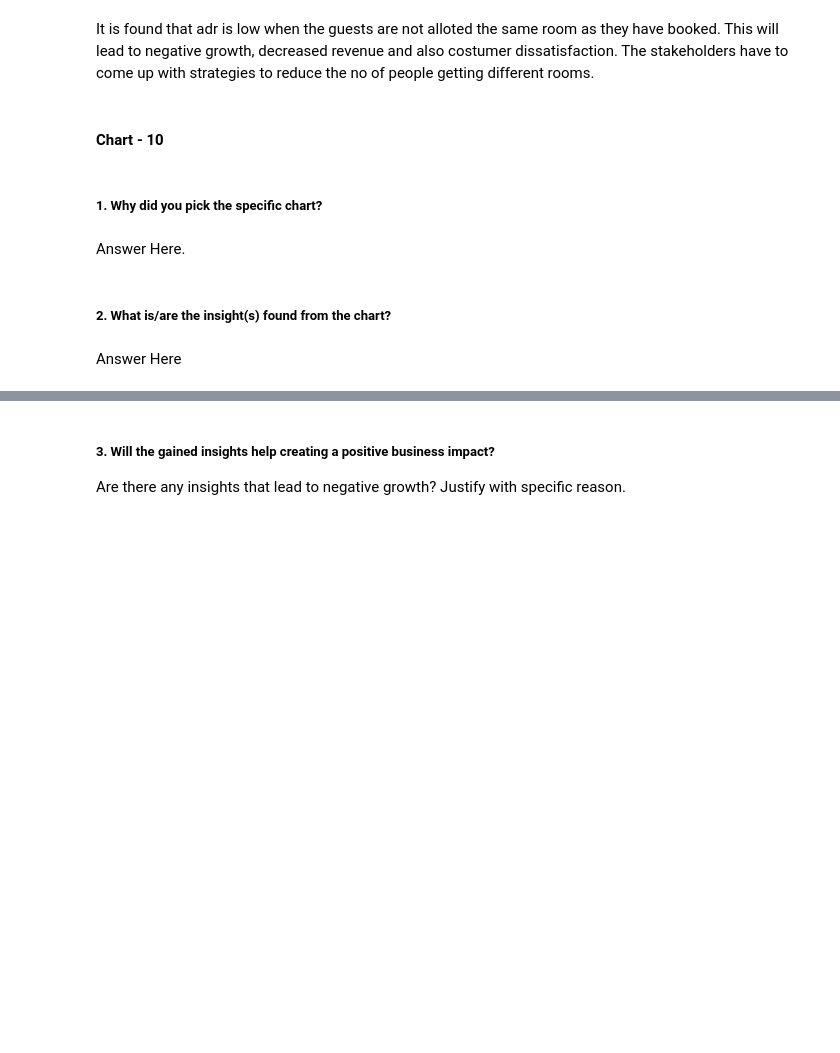
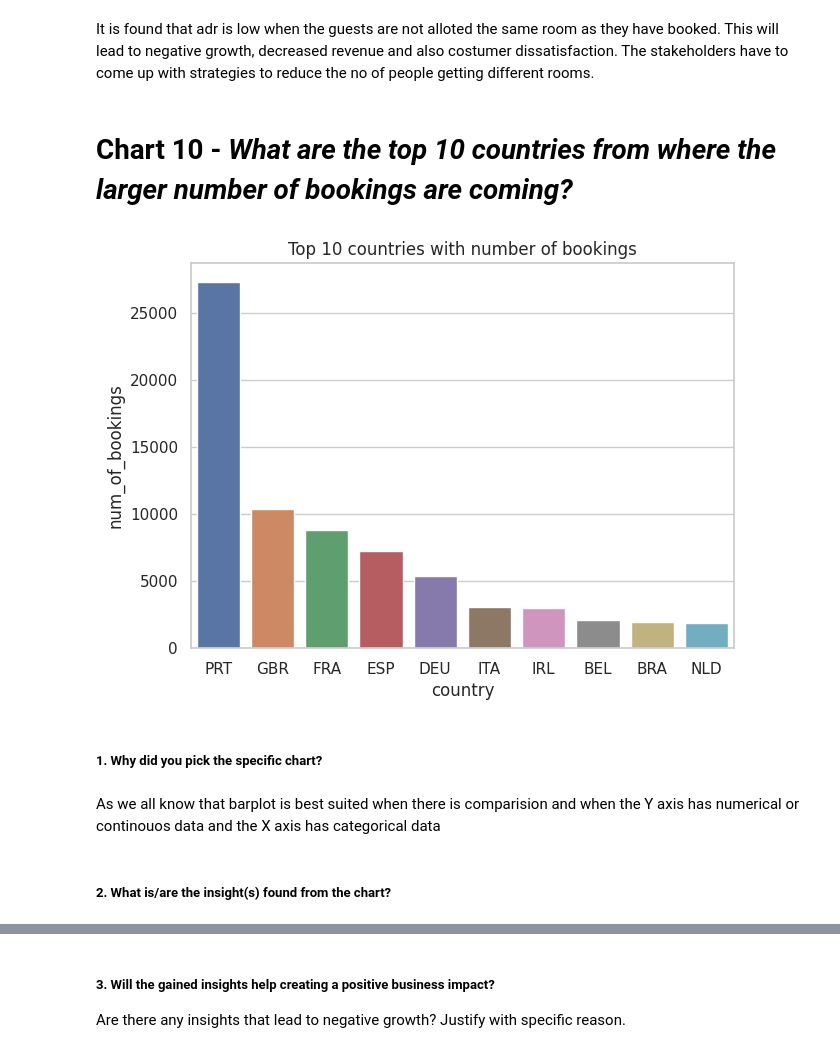
Before and after one commit to krish-kanji/hotel-booking-analysis, a Jupyter notebook: Copy_of_hotel_booking_analysis.ipynb, the cells around one changed output, grey strips where cells are left out. Saved outputs shown, nothing was run; the diff lists cells and outputs as text; code cells hidden in the pictures; blank space fills up the shorter version.

```diff
--- a/Copy_of_hotel_booking_analysis.ipynb
+++ b/Copy_of_hotel_booking_analysis.ipynb
@@ -746,5 +756,3 @@ I found that adr is low when the guests are not alloted the same room as they ha
 Are there any insights that lead to negative growth? Justify with specific reason.
 # %% [markdown]
 It is found that adr is low when the guests are not alloted the same room as they have booked. This will lead to  negative growth, decreased revenue and also costumer dissatisfaction. The stakeholders have to come up with strategies to reduce the no of people getting different rooms.
-# %% [markdown]
-#### Chart - 10
@@ -753,8 +759,21 @@ It is found that adr is low when the guests are not alloted the same room as the
+# %% [markdown]
+#  Chart 10 - *What are the top 10 countries from where the larger number of bookings are coming?*
+# %%
+# Chart - 10 visualization code
+# Creating country_df which counts number of bookings by each country
+country_df = pd.DataFrame(hotel_df['country'].value_counts()).reset_index()
+country_df.rename(columns={'index': 'country','country': 'num_of_bookings'},inplace=True)
+
+# Plotting point plot for country with number of bookings
+plt.figure(figsize=(7,5))
+ax=sns.barplot(x=country_df['country'].head(10), y=country_df['num_of_bookings'])
+ax.set_title('Top 10 countries with number of bookings')
+plt.show()
+# %% [output]
+[figure, added]
 # %% [markdown]
 ##### 1. Why did you pick the specific chart?
-# %% [markdown]
-Answer Here.
+# %% [markdown]
+As we all know that barplot is best suited when there is comparision and when the Y axis has numerical or continouos data and the X axis has categorical data
 # %% [markdown]
 ##### 2. What is/are the insight(s) found from the chart?
-# %% [markdown]
-Answer Here
```
Also changed, not shown: parts of 42 cells of this notebook.
